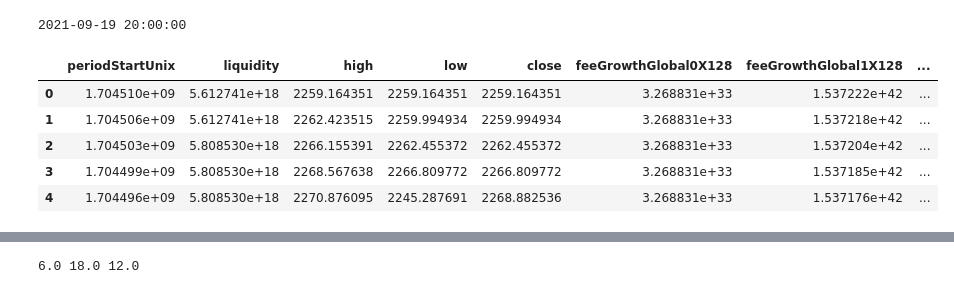
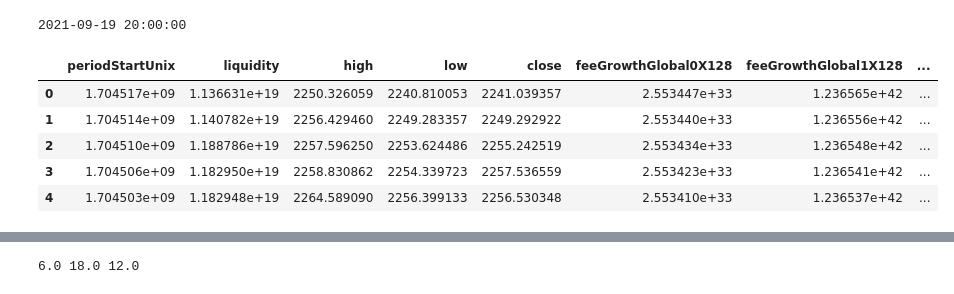
Before and after one commit to jiaxiang-cheng/definer, a Jupyter notebook: Backtest.ipynb, the cells around one changed output, grey strips where cells are left out. Saved outputs shown, nothing was run; the diff lists cells and outputs as text; code cells hidden in the pictures.

```diff
--- a/Backtest.ipynb
+++ b/Backtest.ipynb
@@ -150,22 +96,23 @@ def get_liquidity(asqrt, asqrtA, asqrtB, amount0, amount1, decimal0, decimal1):
         liquidity1 = get_liquidity1(sqrtA, sqrtB, amount1, decimal1)
         return liquidity1
 # %%
-Adress = "0x8ad599c3a0ff1de082011efddc58f1908eb6e6d8"  # ETH USDC Ethereum
-# Adress = "0x2e9c575206288f2219409289035facac0b670c2f"  # ETH DAI Optimism
-# Adress= "0x68f180fcce6836688e9084f035309e29bf0a2095" #  WBTC DAI
-# Adress = "0x93f267fd92b432bebf4da4e13b8615bb8eb2095c"  # snx eth
-# Adress = "0xcb0c5d9d92f4f2f80cce7aa271a1e148c226e19d"  # Rai Dai
+# address = "0x8ad599c3a0ff1de082011efddc58f1908eb6e6d8"  # ETH USDC Ethereum
+address = "0x88e6a0c2ddd26feeb64f039a2c41296fcb3f5640"  # USDC-ETH 0.05% Uniswap V3 pool on Ethereum chain
+# Address = "0x2e9c575206288f2219409289035facac0b670c2f"  # ETH DAI Optimism
+# Address= "0x68f180fcce6836688e9084f035309e29bf0a2095" #  WBTC DAI
+# Address = "0x93f267fd92b432bebf4da4e13b8615bb8eb2095c"  # snx eth
+# Address = "0xcb0c5d9d92f4f2f80cce7aa271a1e148c226e19d"  # Rai Dai
 
-startfrom = 1632081600
+after = 1632081600
 # %%
-dpd = graph(Adress, startfrom)
+dpd = graph(address, after)
 dpd.head()
 # %% [output]
 2021-09-19 20:00:00
 |  | periodStartUnix | liquidity | high | low | close | feeGrowthGlobal0X128 | feeGrowthGlobal1X128 | ... |
-| 0 | 1.704510e+09 | 5.612741e+18 | 2259.164351 | 2259.164351 | 2259.164351 | 3.268831e+33 | 1.537222e+42 | ... |
-| 1 | 1.704506e+09 | 5.612741e+18 | 2262.423515 | 2259.994934 | 2259.994934 | 3.268831e+33 | 1.537218e+42 | ... |
-| 2 | 1.704503e+09 | 5.808530e+18 | 2266.155391 | 2262.455372 | 2262.455372 | 3.268831e+33 | 1.537204e+42 | ... |
-| 3 | 1.704499e+09 | 5.808530e+18 | 2268.567638 | 2266.809772 | 2266.809772 | 3.268831e+33 | 1.537185e+42 | ... |
-| 4 | 1.704496e+09 | 5.808530e+18 | 2270.876095 | 2245.287691 | 2268.882536 | 3.268831e+33 | 1.537176e+42 | ... |
+| 0 | 1.704517e+09 | 1.136631e+19 | 2250.326059 | 2240.810053 | 2241.039357 | 2.553447e+33 | 1.236565e+42 | ... |
+| 1 | 1.704514e+09 | 1.140782e+19 | 2256.429460 | 2249.283357 | 2249.292922 | 2.553440e+33 | 1.236556e+42 | ... |
+| 2 | 1.704510e+09 | 1.188786e+19 | 2257.596250 | 2253.624486 | 2255.242519 | 2.553434e+33 | 1.236548e+42 | ... |
+| 3 | 1.704506e+09 | 1.182950e+19 | 2258.830862 | 2254.339723 | 2257.536559 | 2.553423e+33 | 1.236541e+42 | ... |
+| 4 | 1.704503e+09 | 1.182948e+19 | 2264.589090 | 2256.399133 | 2256.530348 | 2.553410e+33 | 1.236537e+42 | ... |
 # %%
```
Also changed, not shown: parts of 16 cells of this notebook.
